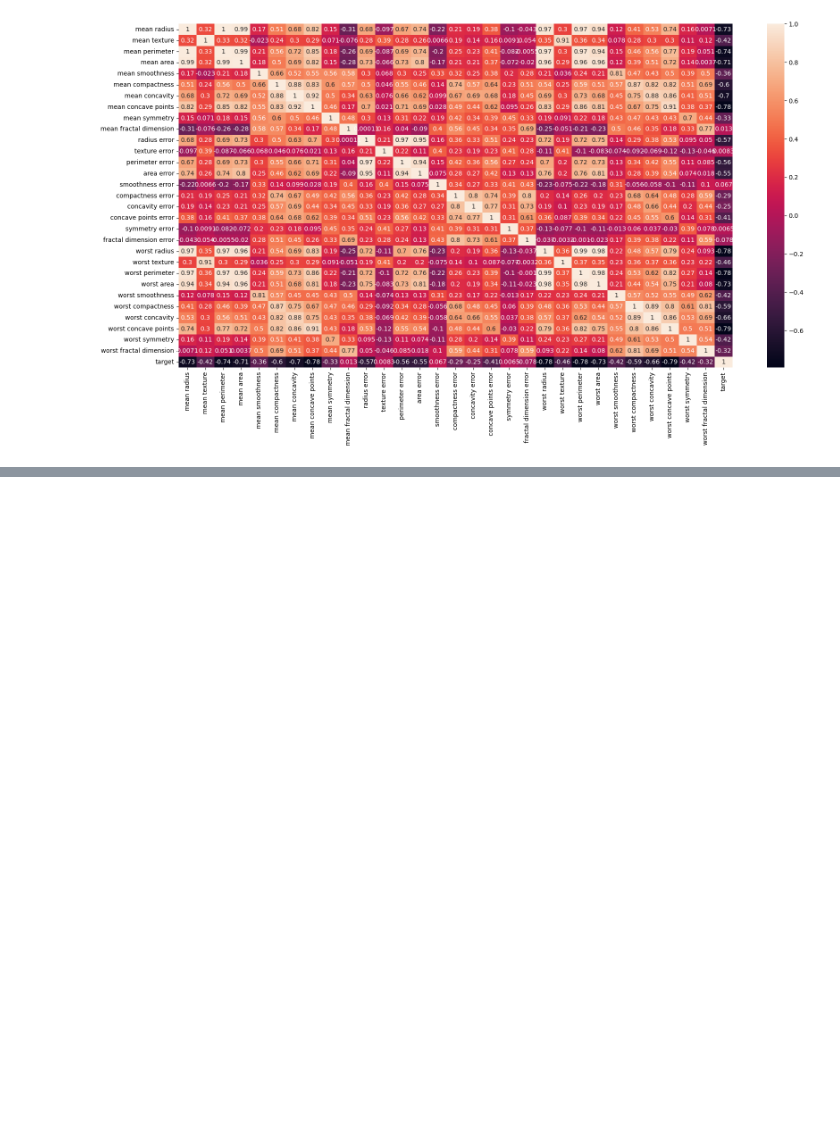
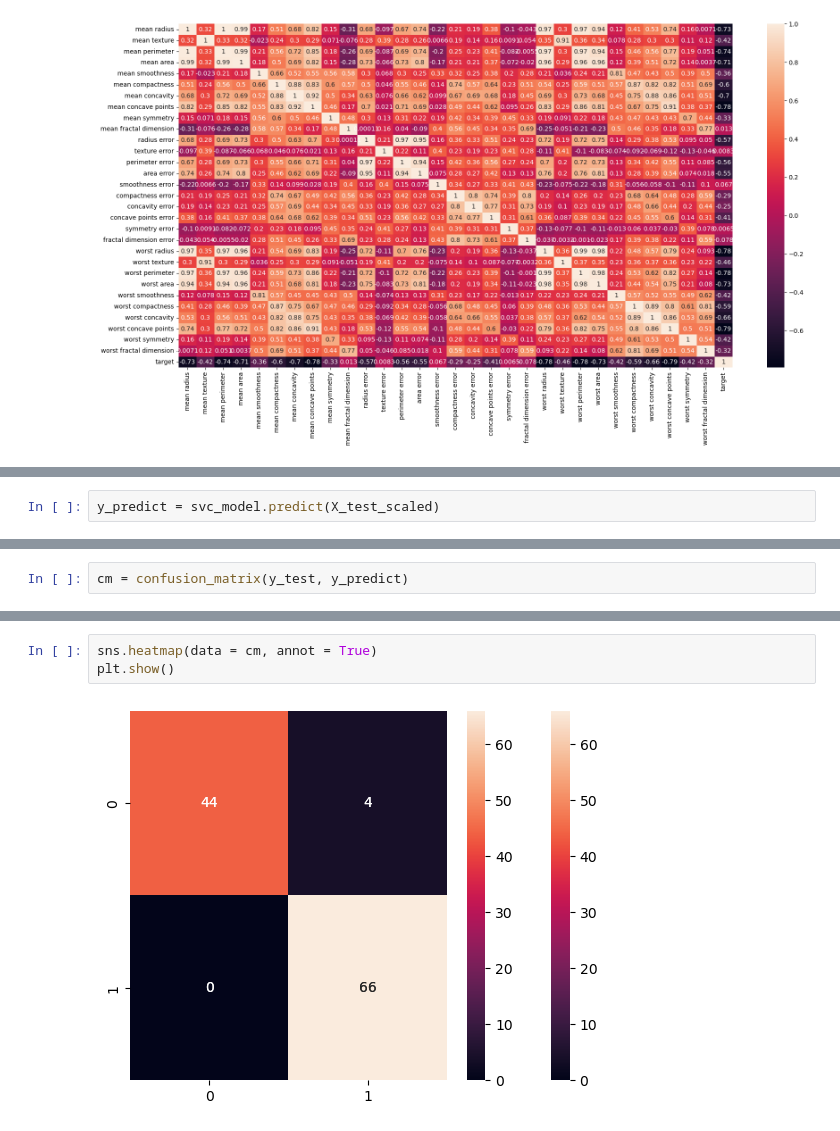
Before and after one commit to MallikarjunaYC/ML_Projects, a Jupyter notebook: breast_cancer_detection_analysis.ipynb, the cells around one changed output, grey strips where cells are left out. Cells and saved outputs as stored; diff of their text form; blank space fills up the shorter version.

```diff
--- a/breast_cancer_detection_analysis.ipynb
+++ b/breast_cancer_detection_analysis.ipynb
@@ -129,0 +214,2 @@ plt.show()
+# %%
+y_predict = svc_model.predict(X_test_scaled)
@@ -129,0 +226,2 @@ plt.show()
+# %%
+cm = confusion_matrix(y_test, y_predict)
@@ -129,0 +233,5 @@ plt.show()
+# %%
+sns.heatmap(data = cm, annot = True)
+plt.show()
+# %% [output]
+[figure, added]
```
Also changed, not shown: parts of 36 cells of this notebook.
